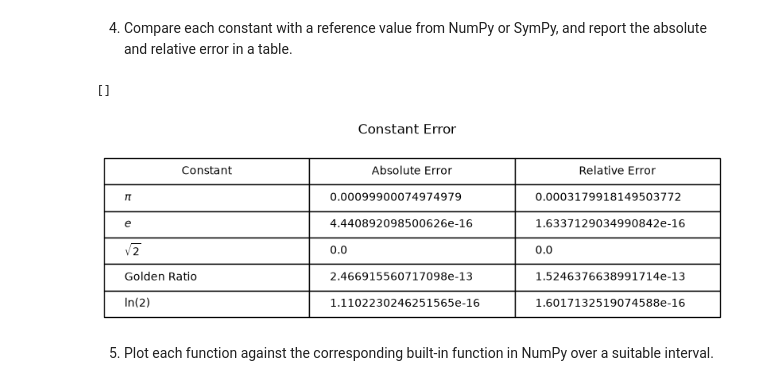
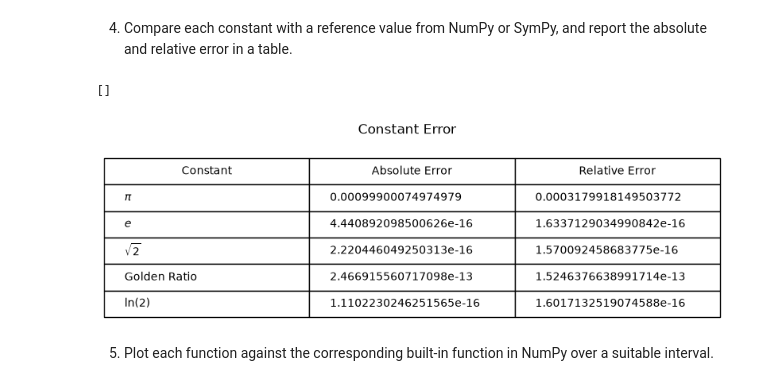
Before and after one commit to CarterTer/ContinuedFractionEvaluator, a Jupyter notebook: Math 300 Project 2.ipynb, the cells around one changed output. Cells and saved outputs as stored; diff of their text form; code cells hidden in the pictures.

```diff
--- a/Math 300 Project 2.ipynb
+++ b/Math 300 Project 2.ipynb
@@ -221,35 +224,35 @@ values = []
 
 # Pi, Adds row for pi to table data including 2 values, relative and absolute error.
 values.append([r"$\pi$", np.abs(cf_pi(1000) - np.pi), np.abs((cf_pi(1000) - np.pi) / np.pi)])
 
 # e
 values.append([r"$e$", np.abs(cf_e(30) - np.e), np.abs((cf_e(30) - np.e) / np.e)])
 
 #sqrt2
-values.append([r"$\sqrt{2}$", np.abs(cf_sqrt2(30) - np.sqrt(2)), np.abs((cf_sqrt2(30) - np.sqrt(2)) / np.sqrt(2))])
+values.append([r"$\sqrt{2}$", np.abs(cf_sqrt2(20) - np.sqrt(2)), np.abs((cf_sqrt2(20) - np.sqrt(2)) / np.sqrt(2))])
 
 #golden ratio
 values.append(["Golden Ratio", np.abs(cf_golden_ratio(30) - ((1 + np.sqrt(5)) / 2)), np.abs((cf_golden_ratio(30) - ((1 + np.sqrt(5)) / 2)) / ((1 + np.sqrt(5)) / 2))])
 
 # ln2
 values.append([r"$\ln(2)$", np.abs(cf_ln2(30) - np.log(2)), np.abs((cf_ln2(30) - np.log(2)) / np.log(2))])
 
 
 # table creation
 fig, tableplt = plt.subplots(figsize = (5, .5))
 fig.suptitle("Constant Error")
 
 # Turns off plot axis, leaves only table
 tableplt.axis("off")
 
 #table display
 table = tableplt.table(cellText = values, colLabels= ["Constant", "Absolute Error", "Relative Error"], cellLoc="left")
 table.scale(2, 2)
 
 plt.plot()
 # %% [output]
 []
-[figure, old version]
+[figure, new version]
 # %% [markdown]
 5. Plot each function against the corresponding built-in function in NumPy over a suitable
 interval.
```
Also changed, not shown: parts of 2 cells of this notebook.
